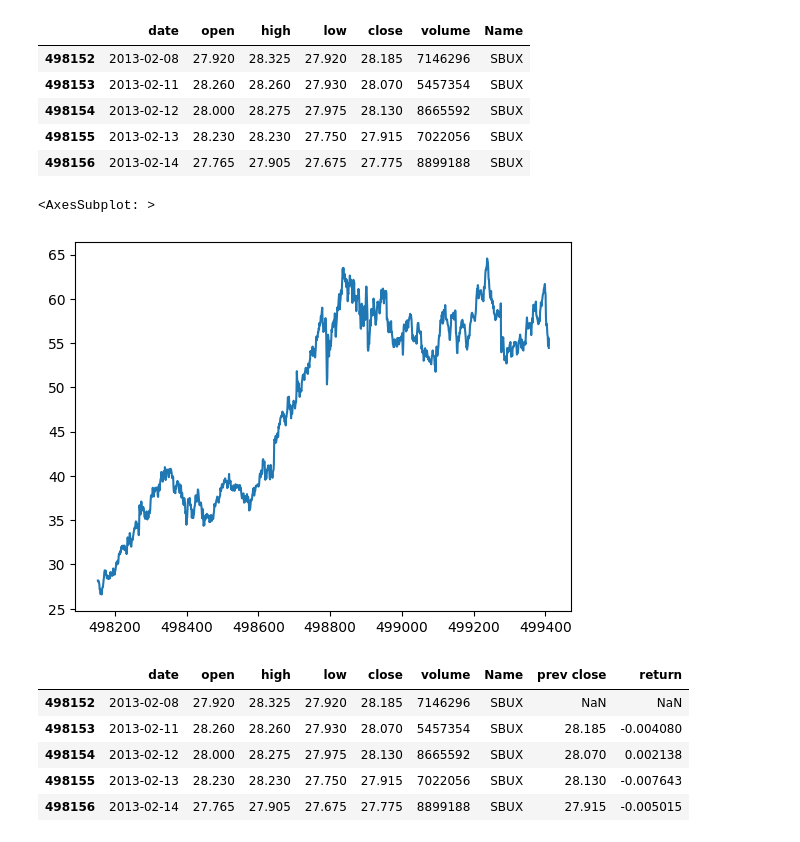
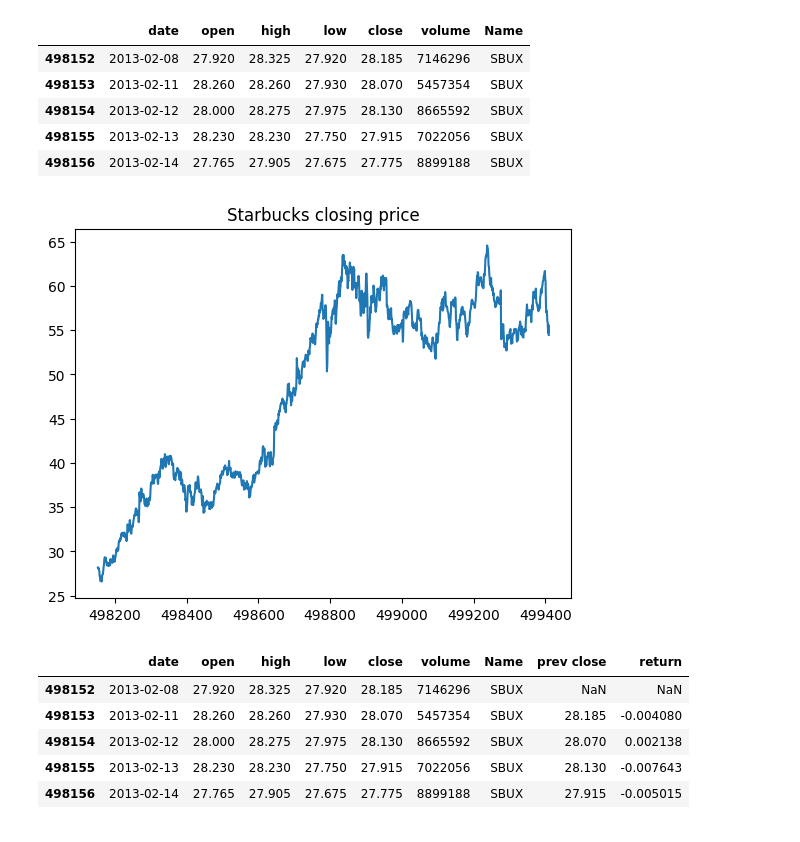
Before and after one commit to JarnoRalli/deep-learning-examples, a Jupyter notebook: FinancialEngineering/Calculating_returns.ipynb, the cells around one changed output. Saved outputs shown, nothing was run; the diff lists cells and outputs as text; code cells hidden in the pictures.

```diff
--- a/FinancialEngineering/Calculating_returns.ipynb
+++ b/FinancialEngineering/Calculating_returns.ipynb
@@ -62,10 +62,9 @@ sbux.head()
 | 498155 | 2013-02-13 | 28.230 | 28.230 | 27.750 | 27.915 | 7022056 | SBUX |
 | 498156 | 2013-02-14 | 27.765 | 27.905 | 27.675 | 27.775 | 8899188 | SBUX |
 # %%
-sbux['close'].plot()
+sbux['close'].plot(title='Starbucks closing price');
 # %% [output]
-<AxesSubplot: >
-[figure, old version]
+[figure, new version]
 # %%
 sbux.insert(len(sbux.columns), 'prev close', sbux['close'].shift(1))
 sbux.insert(len(sbux.columns), 'return', sbux['close'] / sbux['prev close'] - 1.0)
```
Also changed, not shown: parts of 2 cells of this notebook, 5 other files.
